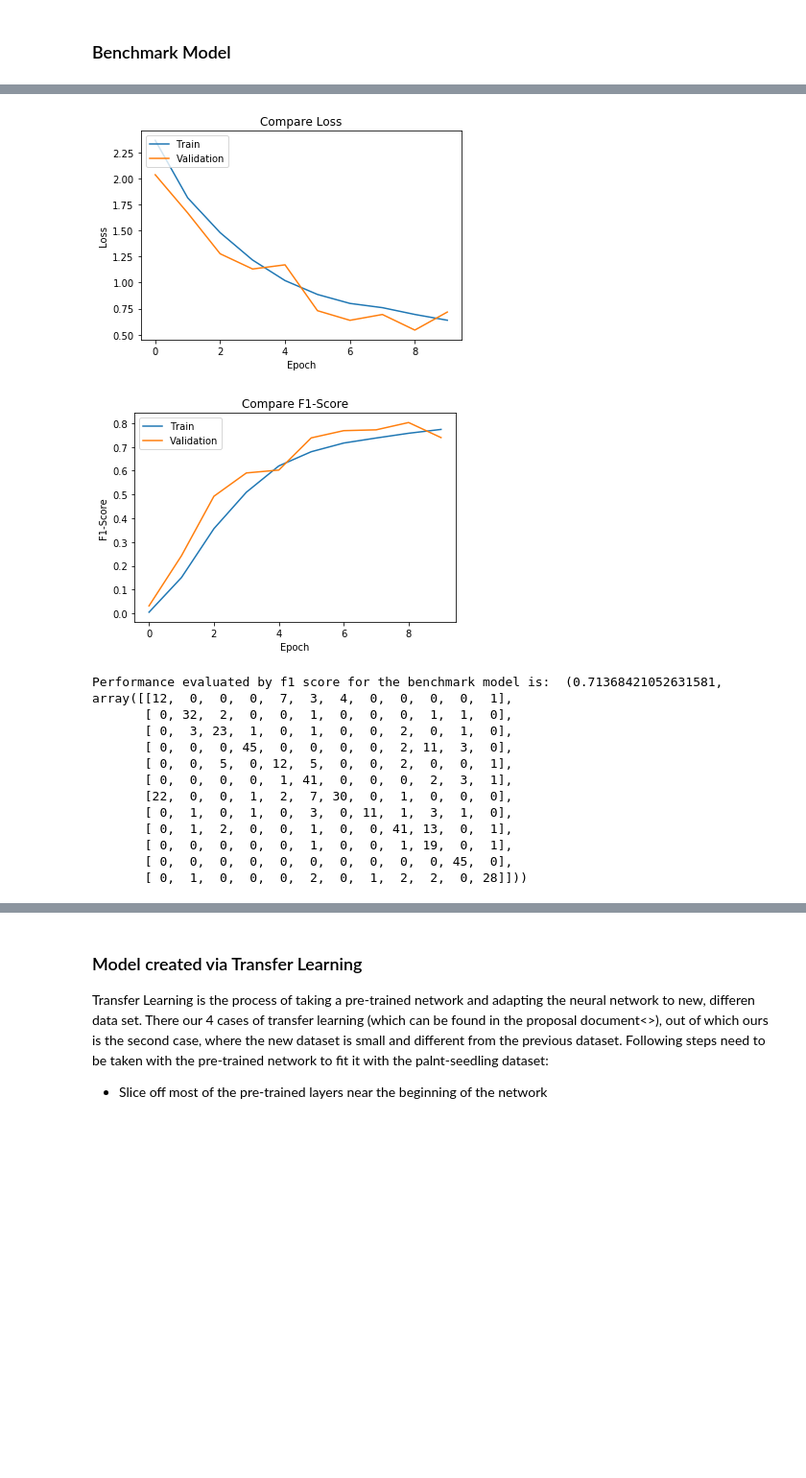
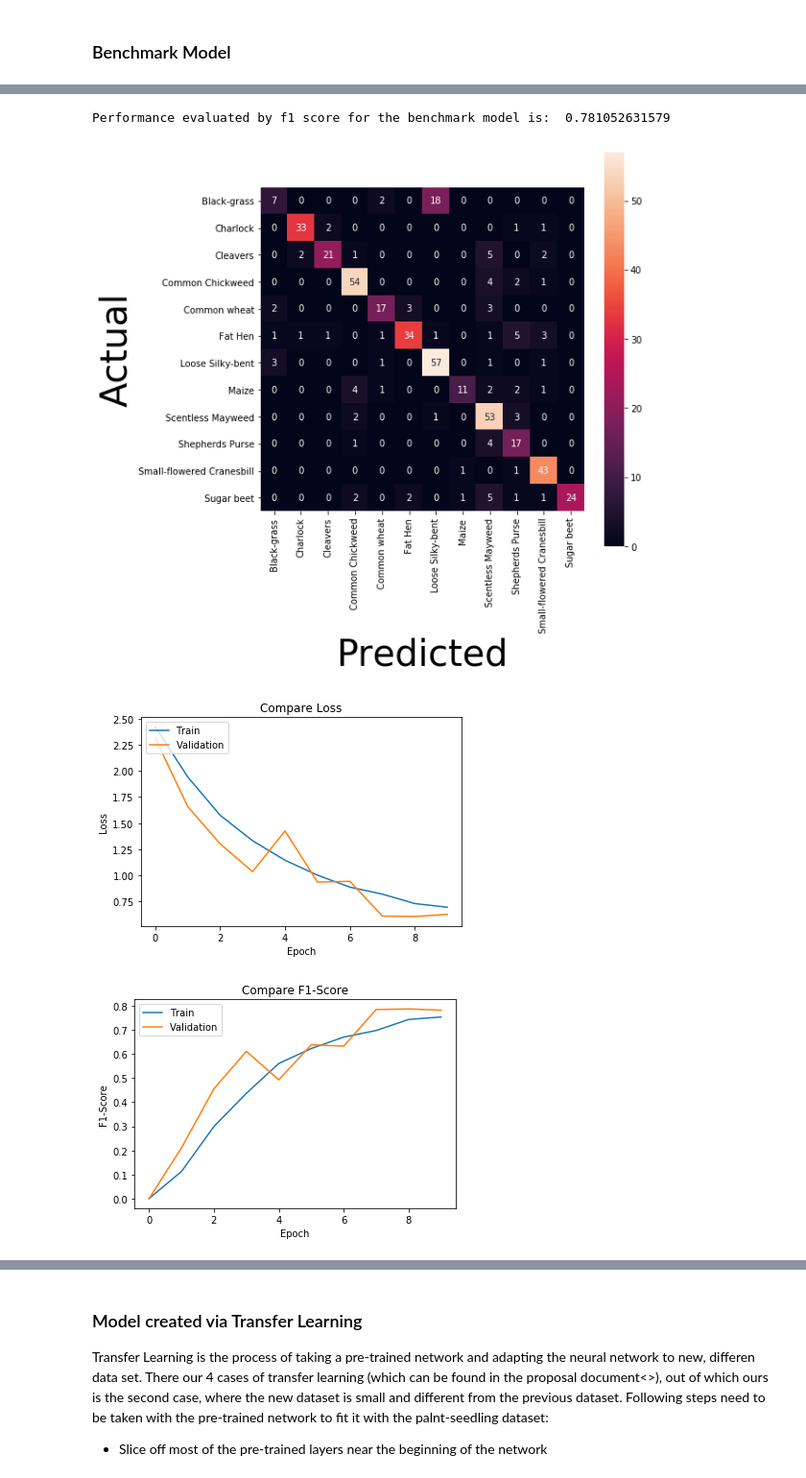
Before and after one commit to siddharth27/MLND_Capstone, a Jupyter notebook: Capstone_Project.ipynb, the cells around one changed output, grey strips where cells are left out. Shown at 96% size. Saved outputs shown, nothing was run; the diff lists cells and outputs as text; code cells hidden in the pictures; blank space fills up the shorter version.

Commit message:
Added code for plotting confusion matrix for all the models. Final results updated.

```diff
--- a/Capstone_Project.ipynb
+++ b/Capstone_Project.ipynb
@@ -343,6 +342,15 @@ def evaluate_model(model, weights_path, x_tensors, y_tensors):
     cm = confusion_matrix(y_true, y_pred)
     performance = f1_score(y_true, y_pred, average ='micro')
     return performance, cm
+
+#https://seaborn.pydata.org/generated/seaborn.heatmap.html
+def show_confusion_matrix(cm):
+    plt.figure(figsize=(8,8))
+    ax = sns.heatmap(cm, annot=True, square=True, xticklabels=categories, yticklabels=categories)
+    #ax.tick_params(axis='both', which='major', labelsize=10)
+    ax.set_ylabel('Actual', fontsize=40)
+    ax.set_xlabel('Predicted', fontsize=40)
+    plt.show()
 # %% [markdown]
 ### Benchmark Model
 # %%
@@ -425,21 +433,12 @@ Epoch 10/10
 # %%
+benchmark_performance, benchmark_cm = evaluate_model(benchmark_model, 'saved_models/weights.best.from_scratch.hdf5', test_tensors, label_test)
+print('Performance evaluated by f1 score for the benchmark model is: ', benchmark_performance)
+show_confusion_matrix(benchmark_cm)
 show_train_val_loss(benchmark_history)
 show_train_val_f1_score(benchmark_history)
-benchmark_performance = evaluate_model(benchmark_model, 'saved_models/weights.best.from_scratch.hdf5', test_tensors, label_test)
-print('Performance evaluated by f1 score for the benchmark model is: ', benchmark_performance)
 # %% [output]
+Performance evaluated by f1 score for the benchmark model is:  0.781052631579
-[figure, old version]
+[figure, new version]
-[figure, old version]
+[figure, new version]
-Performance evaluated by f1 score for the benchmark model is:  (0.71368421052631581, array([[12,  0,  0,  0,  7,  3,  4,  0,  0,  0,  0,  1],
-       [ 0, 32,  2,  0,  0,  1,  0,  0,  0,  1,  1,  0],
-       [ 0,  3, 23,  1,  0,  1,  0,  0,  2,  0,  1,  0],
-       [ 0,  0,  0, 45,  0,  0,  0,  0,  2, 11,  3,  0],
-       [ 0,  0,  5,  0, 12,  5,  0,  0,  2,  0,  0,  1],
-       [ 0,  0,  0,  0,  1, 41,  0,  0,  0,  2,  3,  1],
-       [22,  0,  0,  1,  2,  7, 30,  0,  1,  0,  0,  0],
-       [ 0,  1,  0,  1,  0,  3,  0, 11,  1,  3,  1,  0],
-       [ 0,  1,  2,  0,  0,  1,  0,  0, 41, 13,  0,  1],
-       [ 0,  0,  0,  0,  0,  1,  0,  0,  1, 19,  0,  1],
-       [ 0,  0,  0,  0,  0,  0,  0,  0,  0,  0, 45,  0],
-       [ 0,  1,  0,  0,  0,  2,  0,  1,  2,  2,  0, 28]]))
+[figure, added]
 # %% [markdown]
```
Also changed, not shown: parts of 12 cells of this notebook, 1 other file.
